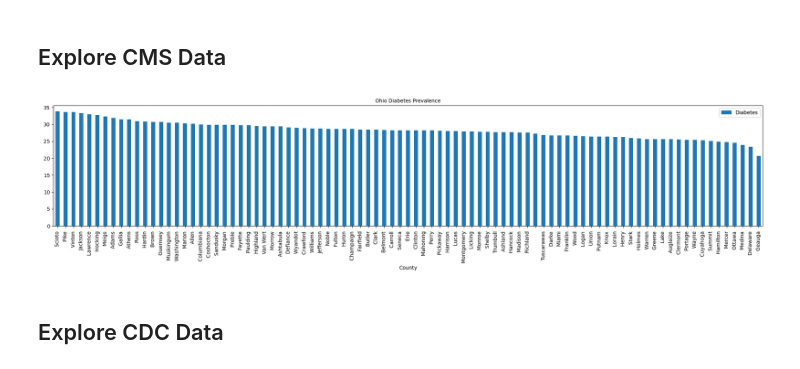
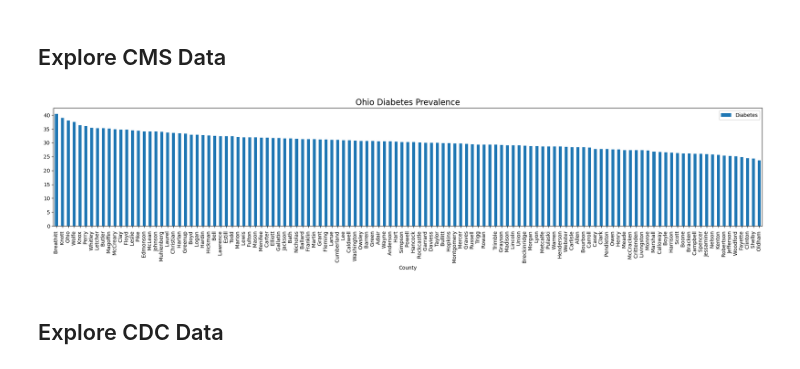
Before and after one commit to SocialHealthAI/SDOH-Models, a Jupyter notebook: CMS_Diabetes.ipynb, the cells around one changed output. Cells and saved outputs as stored; diff of their text form; code cells hidden in the pictures.

```diff
--- a/CMS_Diabetes.ipynb
+++ b/CMS_Diabetes.ipynb
@@ -49,17 +49,18 @@ dfCMSChronicPrevalence
 # %%
 %matplotlib ipympl
 import matplotlib.pyplot as plt
 import numpy as np
-dfDisplay = dfCMSChronicPrevalence[dfCMSChronicPrevalence.State == 'Ohio ']
+
+dfDisplay = dfCMSChronicPrevalence[dfCMSChronicPrevalence.State == 'Kentucky ']
 dfDisplay = dfDisplay[dfDisplay.Diabetes != '* ']
 dfDisplay['Diabetes'] = dfDisplay['Diabetes'].apply(pd.to_numeric)
 dfDisplay= dfDisplay.sort_values('Diabetes',ascending=False)
 dfDisplay.plot(x="County", y="Diabetes", kind="bar", figsize=(20,5))
-plt.title("Ohio Diabetes Prevalence", fontsize=10)
+plt.title("Ohio Diabetes Prevalence", fontsize=16)
 plt.tight_layout()
 plt.show()
 # %% [output]
-[figure, old version]
+[figure, new version]
 # %% [markdown]
 ## Explore CDC Data
 # %% [markdown]
```
Also changed, not shown: 1 other file.
